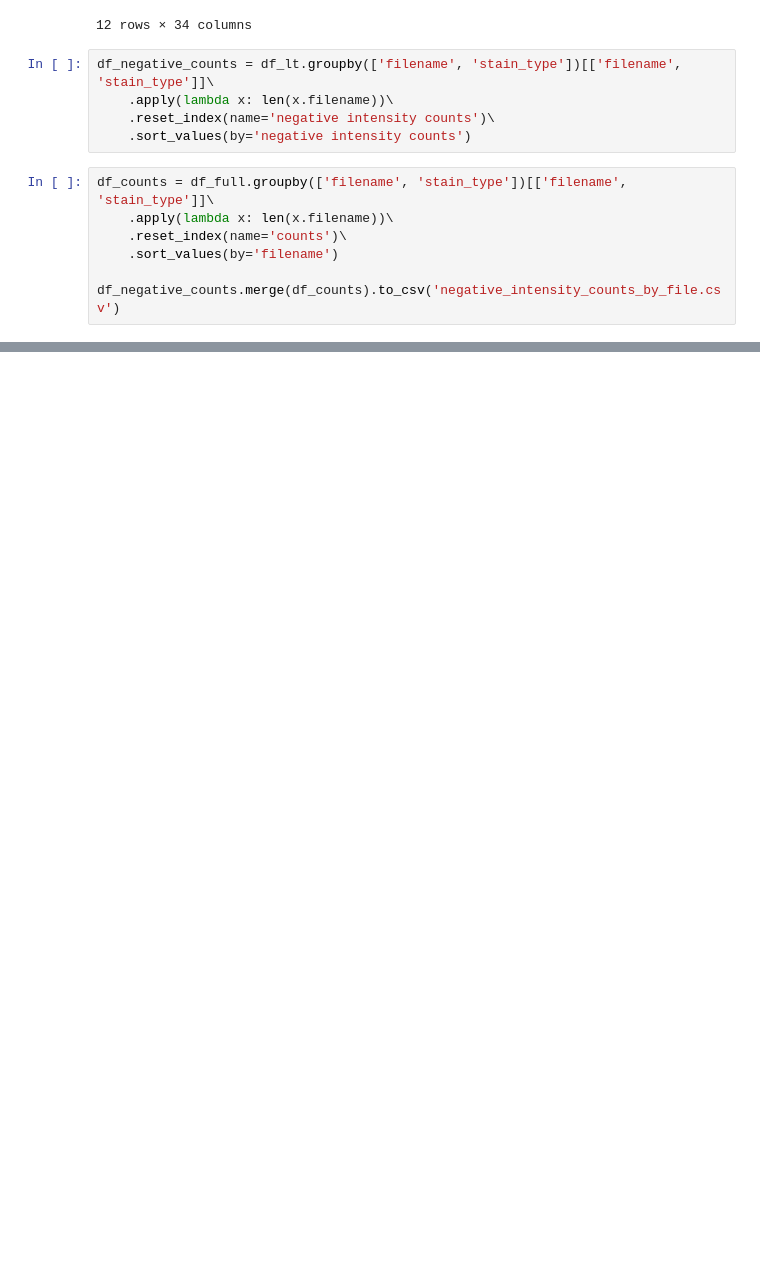
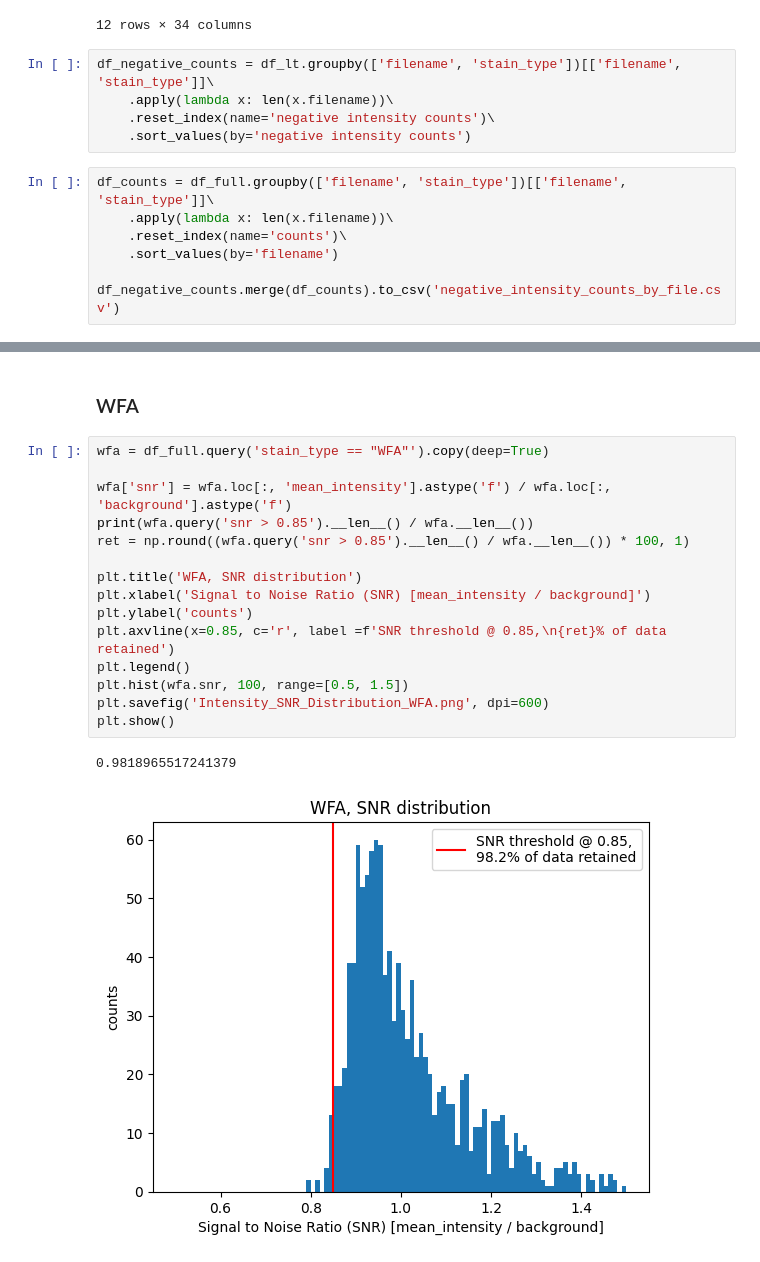
Before and after one commit to jonny-ramos/LRI, a Jupyter notebook: Image ROI Data Wrangling/KETAMINE-VR5/single_labeled_data/KET-VR5 Image Data Wrangling.ipynb, the cells around one changed output, grey strips where cells are left out. Cells and saved outputs as stored; diff of their text form; blank space fills up the shorter version.

```diff
--- a/Image ROI Data Wrangling/KETAMINE-VR5/single_labeled_data/KET-VR5 Image Data Wrangling.ipynb
+++ b/Image ROI Data Wrangling/KETAMINE-VR5/single_labeled_data/KET-VR5 Image Data Wrangling.ipynb
@@ -630,0 +797,20 @@ df_negative_counts.merge(df_counts).to_csv('negative_intensity_counts_by_file.cs
+# %% [markdown]
+### WFA
+# %%
+wfa = df_full.query('stain_type == "WFA"').copy(deep=True)
+
+wfa['snr'] = wfa.loc[:, 'mean_intensity'].astype('f') / wfa.loc[:, 'background'].astype('f')
+print(wfa.query('snr > 0.85').__len__() / wfa.__len__())
+ret = np.round((wfa.query('snr > 0.85').__len__() / wfa.__len__()) * 100, 1)
+
+plt.title('WFA, SNR distribution')
+plt.xlabel('Signal to Noise Ratio (SNR) [mean_intensity / background]')
+plt.ylabel('counts')
+plt.axvline(x=0.85, c='r', label =f'SNR threshold @ 0.85,\n{ret}% of data retained')
+plt.legend()
+plt.hist(wfa.snr, 100, range=[0.5, 1.5])
+plt.savefig('Intensity_SNR_Distribution_WFA.png', dpi=600)
+plt.show()
+# %% [output]
+0.9818965517241379
+[figure, added]
```
Also changed, not shown: parts of 18 cells of this notebook.
